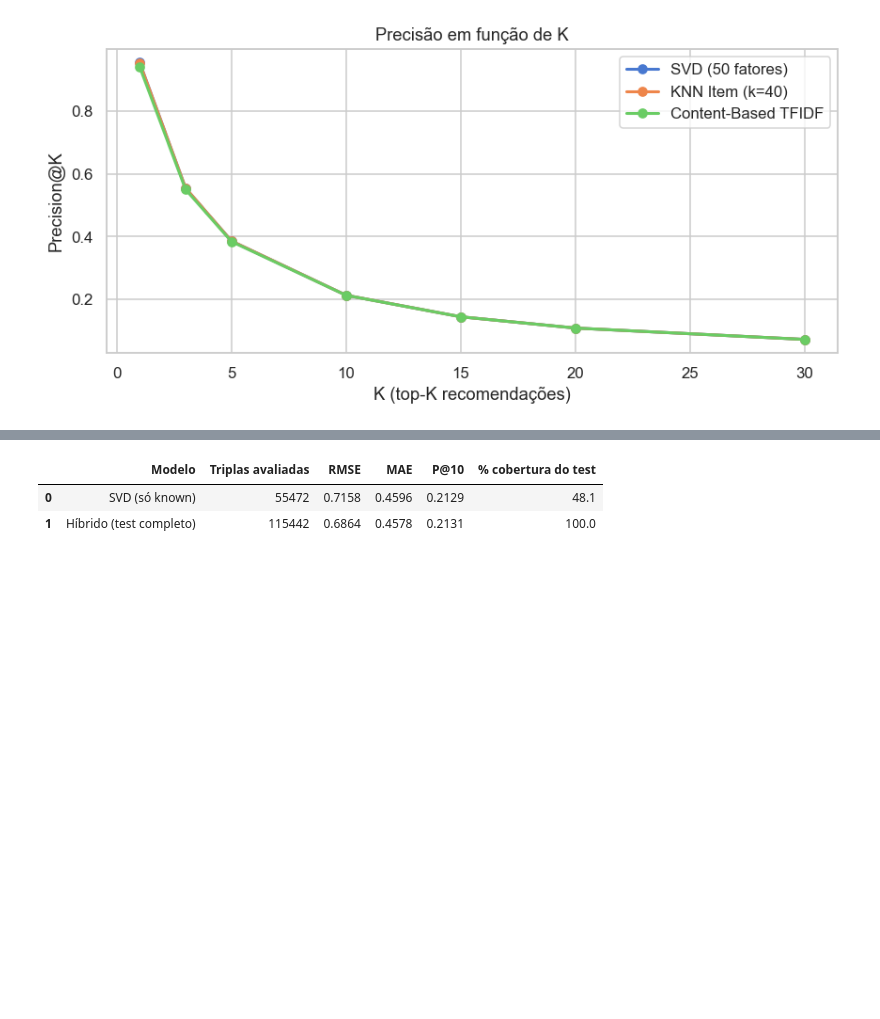
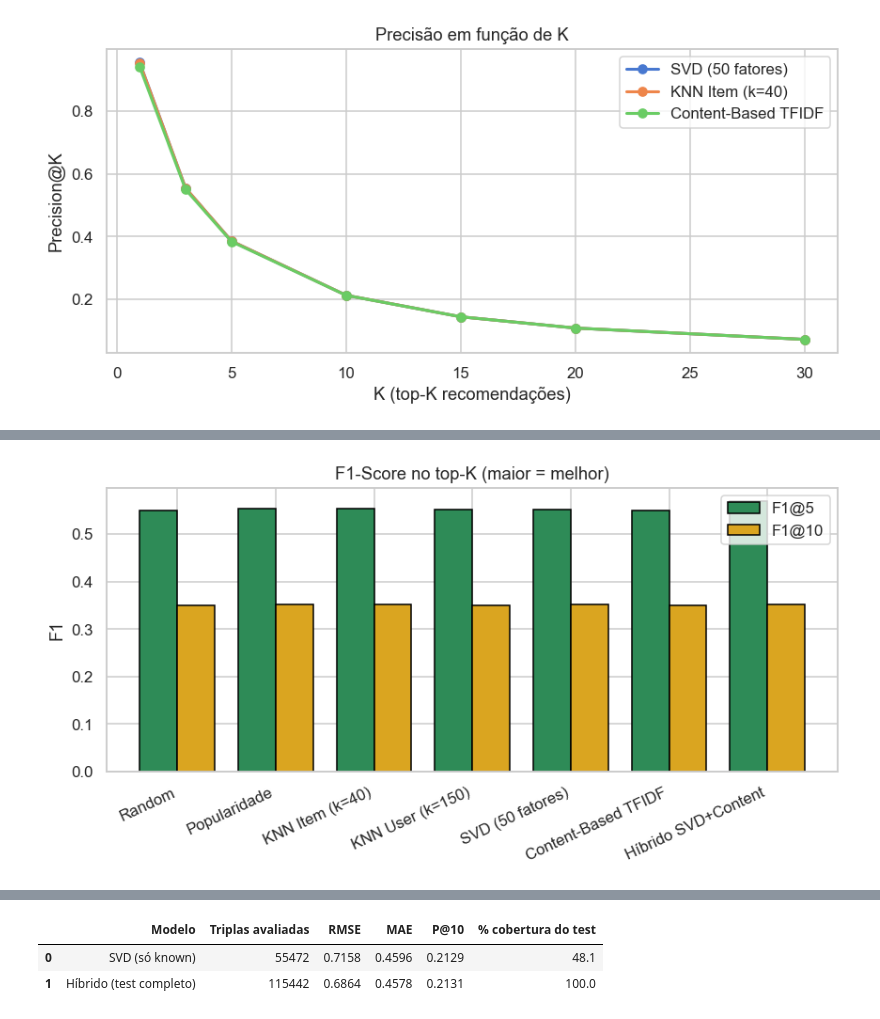
Before and after one commit to guilhermersduarte/Projeto-Aplicado3-Grupo12, a Jupyter notebook: notebooks/05_RESULTS_comparison.ipynb, the cells around one changed output, grey strips where cells are left out. Saved outputs shown, nothing was run; the diff lists cells and outputs as text; code cells hidden in the pictures; blank space fills up the shorter version.

```diff
--- a/notebooks/05_RESULTS_comparison.ipynb
+++ b/notebooks/05_RESULTS_comparison.ipynb
@@ -397,0 +410,21 @@ plt.show()
+# %%
+# --- 7.8 F1@K por modelo ---
+f1_5  = [comparison.loc[m, 'f1@5']  for m in err_models]
+f1_10 = [comparison.loc[m, 'f1@10'] for m in err_models]
+
+x = np.arange(len(err_models))
+w = 0.38
+
+fig, ax = plt.subplots(figsize=(8, 4.2))
+ax.bar(x - w/2, f1_5,  width=w, label='F1@5',  color='seagreen', edgecolor='black')
+ax.bar(x + w/2, f1_10, width=w, label='F1@10', color='goldenrod', edgecolor='black')
+ax.set_xticks(x)
+ax.set_xticklabels(err_models, rotation=25, ha='right')
+ax.set_ylabel('F1')
+ax.set_title('F1-Score no top-K (maior = melhor)')
+ax.legend()
+plt.tight_layout()
+plt.savefig('../figures/fig08_f1.png', dpi=150, bbox_inches='tight')
+plt.show()
+# %% [output]
+[figure, added]
```
Also changed, not shown: parts of 17 cells of this notebook, 11 other files.
